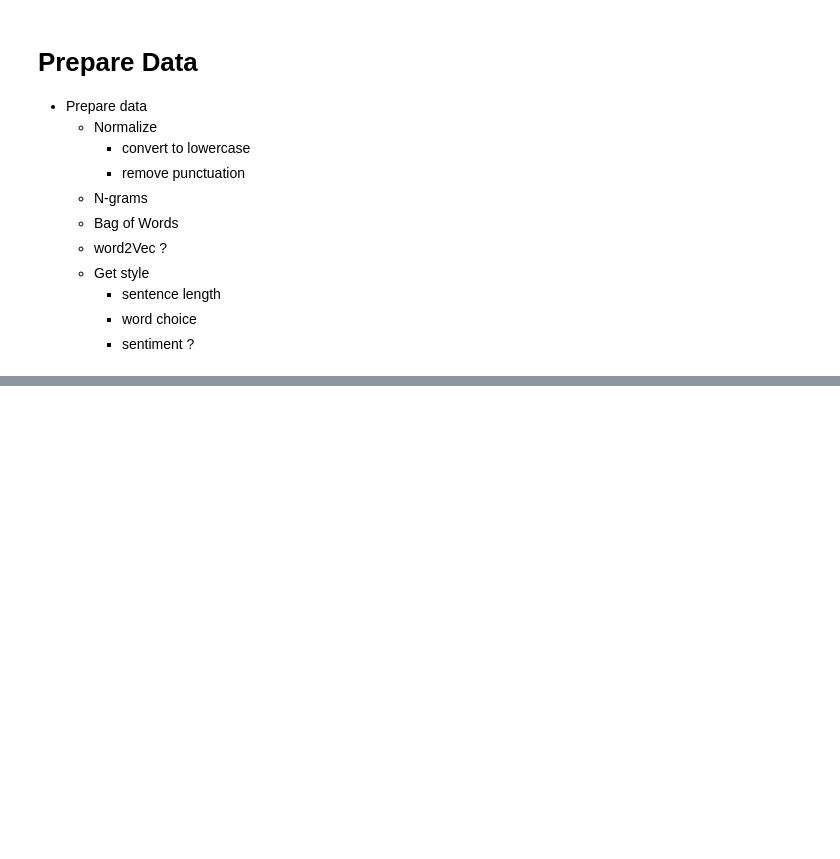
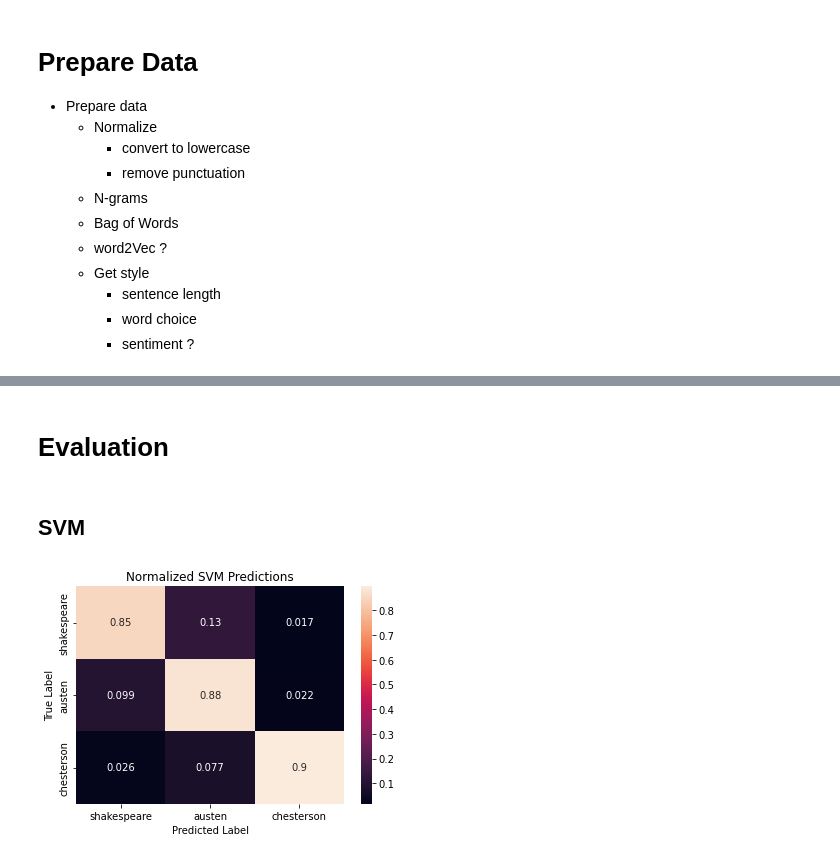
Before and after one commit to robert-chatterton/authorship-attribution, a Jupyter notebook: authorship_attribution.ipynb, the cells around one changed output, grey strips where cells are left out. Drawn from its saved outputs; the diff is of its cells as text; code cells hidden in the pictures; blank space fills up the shorter version.

```diff
--- a/authorship_attribution.ipynb
+++ b/authorship_attribution.ipynb
@@ -187,0 +307,13 @@ len(tokens['shakespeare']), len(shakespeare_counts), shakespeare_counts.most_com
+# %%
+# create features
+vector = TfidfVectorizer(strip_accents='ascii', stop_words='english')
+vector.fit(processed_train)
+
+words_train = vector.transform(processed_train)
+words_test = vector.transform(processed_test)
+# %%
+# encode author labels
+lb = LabelBinarizer()
+lb.fit(y_train)
+author_one_hot_train = lb.transform(y_train)
+author_one_hot_test = lb.transform(y_test)
@@ -187,0 +370,3 @@ len(tokens['shakespeare']), len(shakespeare_counts), shakespeare_counts.most_com
+# %%
+svc_model = SVC(C=1, kernel='linear')
+svc_model.fit(words_train, y_train)
@@ -187,0 +483,2 @@ len(tokens['shakespeare']), len(shakespeare_counts), shakespeare_counts.most_com
+# %% [markdown]
+# Evaluation
@@ -187,0 +490,19 @@ len(tokens['shakespeare']), len(shakespeare_counts), shakespeare_counts.most_com
+# %%
+def plot_confusion_matrix(cm, classes, title, normalize=True):
+    if normalize:
+        cm = cm.astype('float') / cm.sum(axis=1)[:, np.newaxis]
+
+    df_cm = pd.DataFrame(cm, index = classes,
+                  columns = classes)
+    sns.heatmap(df_cm, annot=True)
+    plt.ylabel('True Label')
+    plt.xlabel('Predicted Label')
+    plt.title(title)
+# %% [markdown]
+## SVM
+# %%
+predictions = svc_model.predict(words_test)
+cm = confusion_matrix(y_test, predictions)
+plot_confusion_matrix(cm, classes=['shakespeare', 'austen', 'chesterson'], title='Normalized SVM Predictions')
+# %% [output]
+[figure, added]
```
Also changed, not shown: parts of 27 cells of this notebook, 1 other file.
